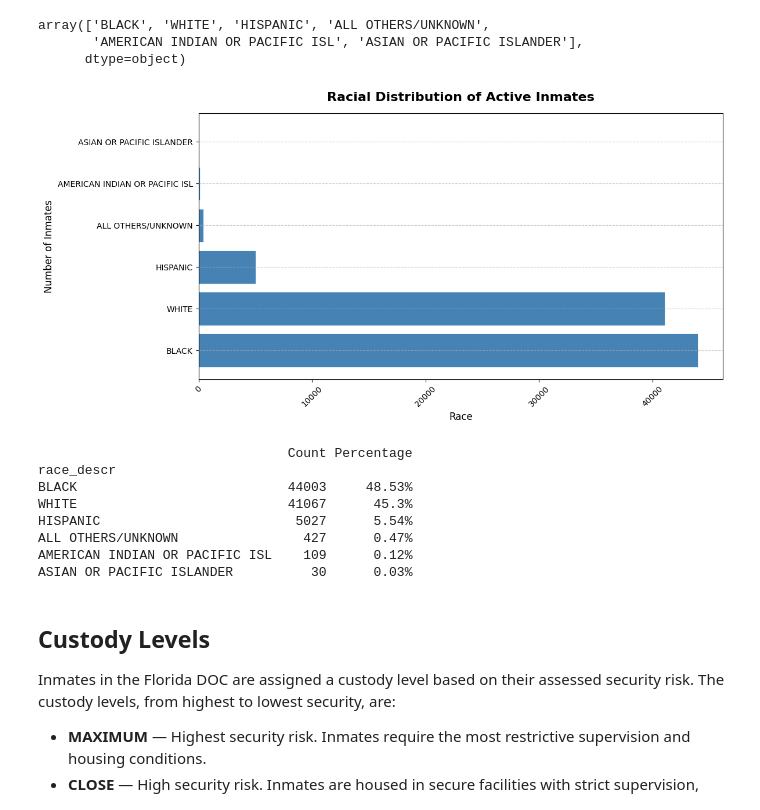
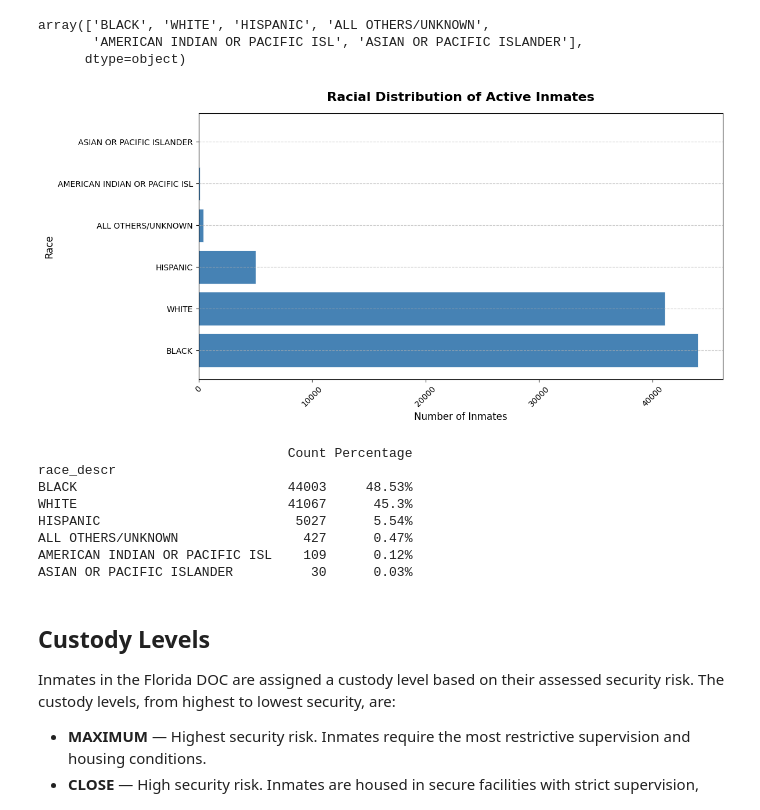
Before and after one commit to zkhechadoorian/florida_department_of_corrections_analytics, a Jupyter notebook: scripts/eda.ipynb, the cells around one changed output. Drawn from its saved outputs; the diff is of its cells as text; code cells hidden in the pictures.

```diff
--- a/scripts/eda.ipynb
+++ b/scripts/eda.ipynb
@@ -184,26 +184,26 @@ array(['BLACK', 'WHITE', 'HISPANIC', 'ALL OTHERS/UNKNOWN',
 # %%
 # Bar chart
 race_counts = df['race_descr'].value_counts()
 
 plt.figure(figsize=(12, 6))
 plt.barh(race_counts.index, race_counts.values, color='steelblue', edgecolor='white', linewidth=0.5)
 plt.title('Racial Distribution of Active Inmates', fontsize=16, fontweight='bold', pad=15)
-plt.xlabel('Race', fontsize=12)
-plt.ylabel('Number of Inmates', fontsize=12)
+plt.xlabel('Number of Inmates', fontsize=12)
+plt.ylabel('Race', fontsize=12)
 plt.xticks(fontsize=10, rotation=45)
 plt.yticks(fontsize=10)
 plt.grid(axis='y', linestyle='--', alpha=0.7)
 plt.tight_layout()
 plt.show()
 
 # Percentage table
 race_pct = pd.DataFrame({
     'Count': race_counts,
     'Percentage': (race_counts / race_counts.sum() * 100).round(2).astype(str) + '%'
 })
 print(race_pct)
 # %% [output]
-[figure, old version]
+[figure, new version]
                                 Count Percentage
 race_descr
 BLACK                           44003     48.53%
```
